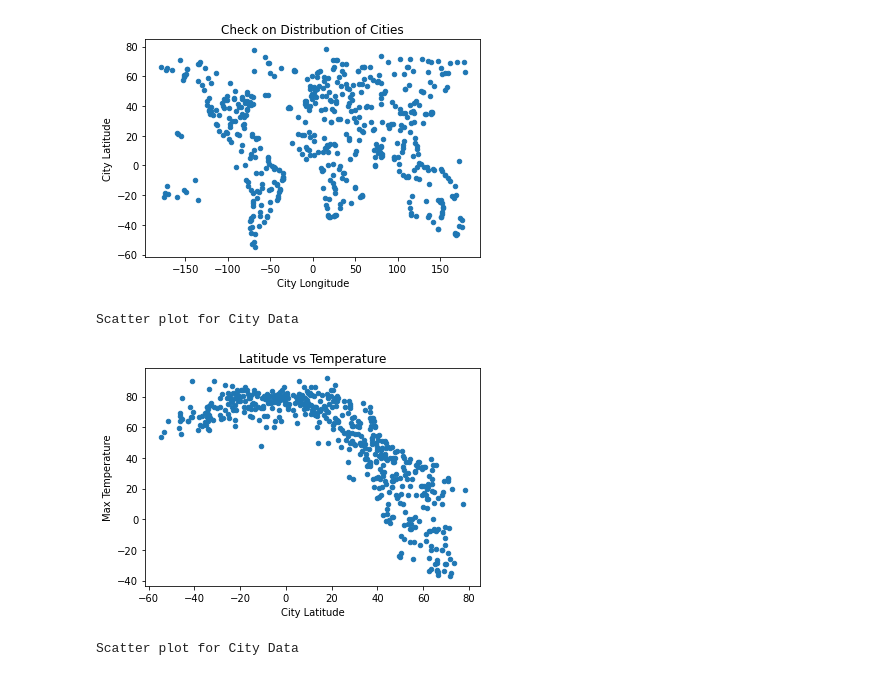
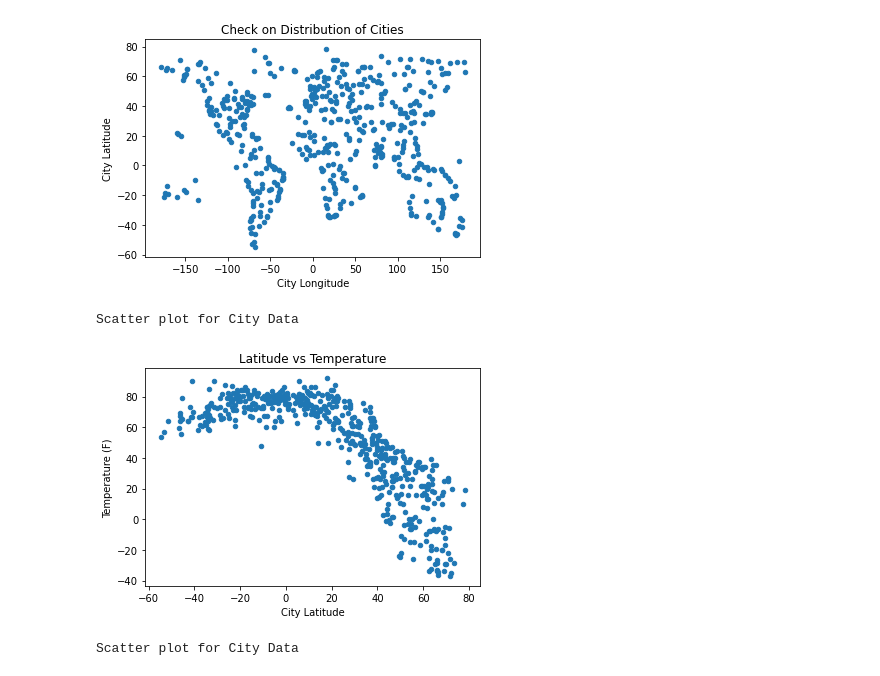
Before and after one commit to EdOber-DA/python-api-challenge, a Jupyter notebook: WeatherPy/WeatherPy_SandBox.ipynb, the cells around one changed output. Drawn from its saved outputs; the diff is of its cells as text; code cells hidden in the pictures.

```diff
--- a/WeatherPy/WeatherPy_SandBox.ipynb
+++ b/WeatherPy/WeatherPy_SandBox.ipynb
@@ -101,7 +101,7 @@ print(f"The number of unique cities generated is: {len(city_dictionary)}")
 The number of unique cities generated is: 541
 # %%
 # Convert the dictionary to a DataFrame and name the columns
-city_df = pd.DataFrame.from_dict(city_dictionary, orient='index',columns=['City Name','Max Temperature','Humidity %','Cloud Coverage %','Wind Speed (mph)','City Latitude','City Longitude','City Country',"City Local Date_Time",'Random_Latitude', 'Random_Longitude'])
+city_df = pd.DataFrame.from_dict(city_dictionary, orient='index',columns=['City Name','Temperature (F)','Humidity %','Cloud Coverage %','Wind Speed (mph)','City Latitude','City Longitude','City Country',"City Local Date_Time",'Random_Latitude', 'Random_Longitude'])
 # %%
 print(f"The unique city table is constructed and looks like: \n\n")
 city_df.head()
@@ -128,10 +128,14 @@ city_df.to_csv(Output_CSV_Path, index = False)
 # %%
 # Scatter plot for city_df
 print(f"Scatter plot for City Data \n\n")
-Scatter_Data_Graph = city_df.plot(x='City Latitude', y="Max Temperature", kind="scatter",title="Latitude vs Temperature")
+Scatter_Data_Graph = city_df.plot(x='City Latitude', y="Temperature (F)", kind="scatter",title="Latitude vs Temperature")
+
+# Write out to png file
+plt.savefig(os.path.join(Output_Data_Path_Folder,'City_Lat_vs_Temp_Graph.png'))
+plt.show()
 # %% [output]
 Scatter plot for City Data
-[figure, old version]
+[figure, new version]
 # %%
 # Scatter plot for city_df
 print(f"Scatter plot for City Data \n\n")
```
Also changed, not shown: parts of 4 cells of this notebook, 5 other files.
